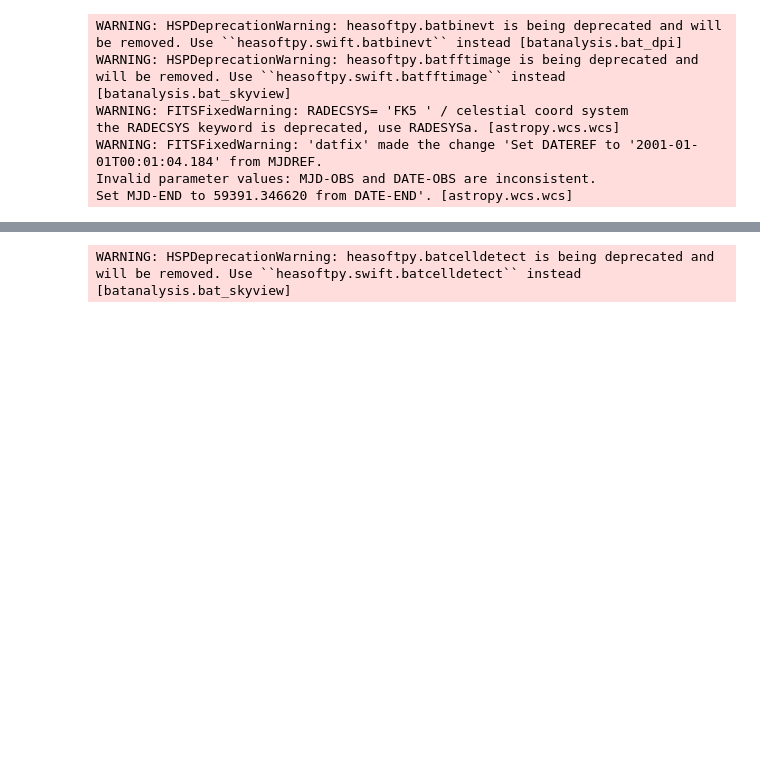
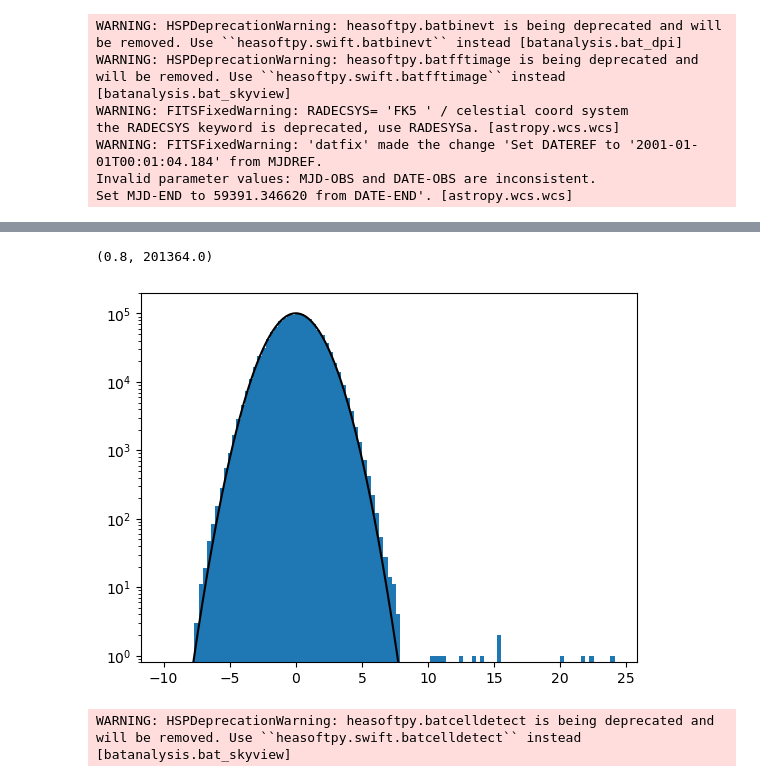
Before and after one commit to parsotat/BatAnalysis, a Jupyter notebook: notebooks/example_image_search_pipeline.ipynb, the cells around one changed output, grey strips where cells are left out. Drawn from its saved outputs; the diff is of its cells as text; code cells hidden in the pictures; blank space fills up the shorter version.

```diff
--- a/notebooks/example_image_search_pipeline.ipynb
+++ b/notebooks/example_image_search_pipeline.ipynb
@@ -91,3 +95,15 @@ settled_skyview.snr_img.plot()
+# %%
+from astropy.modeling.models import Gaussian1D
+val, bins,_=plt.hist(e_resolved_snr.contents.flatten(), bins=100)
+
+g = Gaussian1D(amplitude=val.max(), stddev=1.6)
+x = np.arange(-10, 10, .01)
+plt.plot(x, g(x), 'k-')
+plt.yscale("log")
+plt.ylim([0.8,2*val.max()])
+# %% [output]
+(0.8, 201364.0)
+[figure, added]
 # %%
 settled_skyview.detect_sources()
 # %% [output]
```
Also changed, not shown: parts of 2 cells of this notebook.
